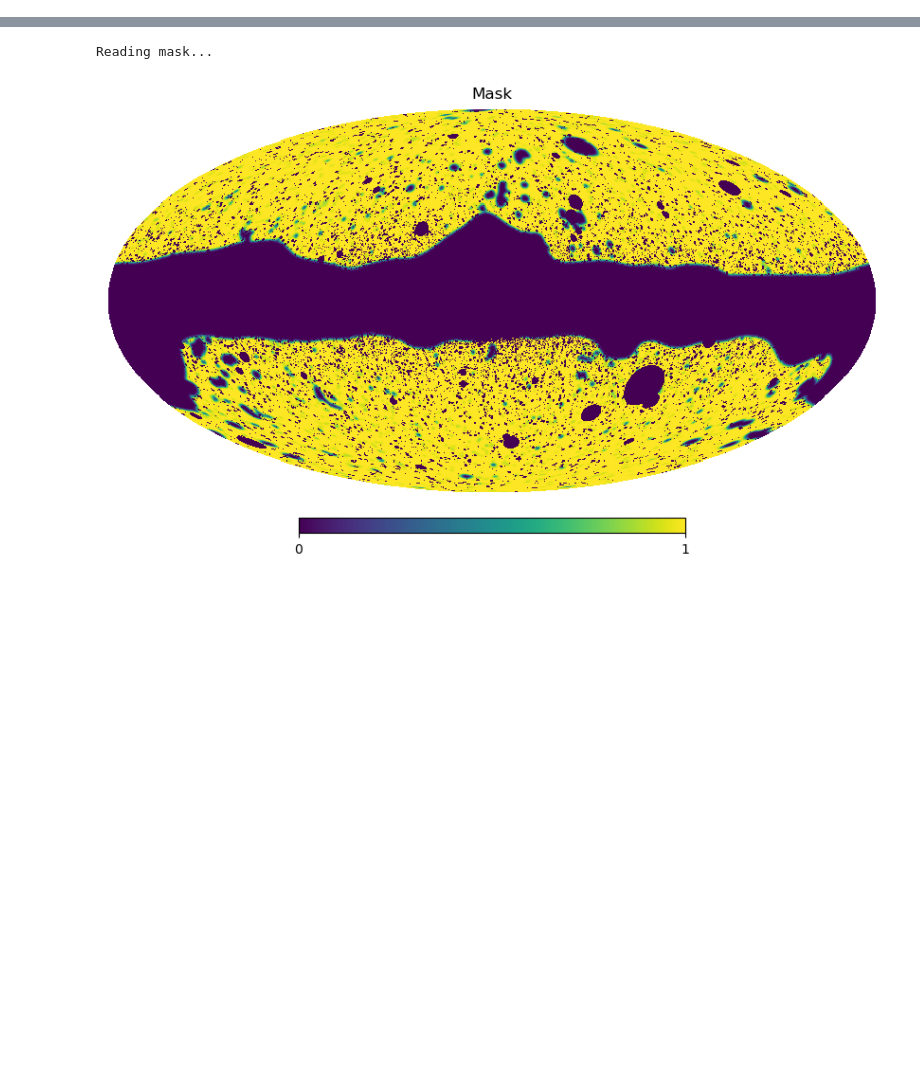
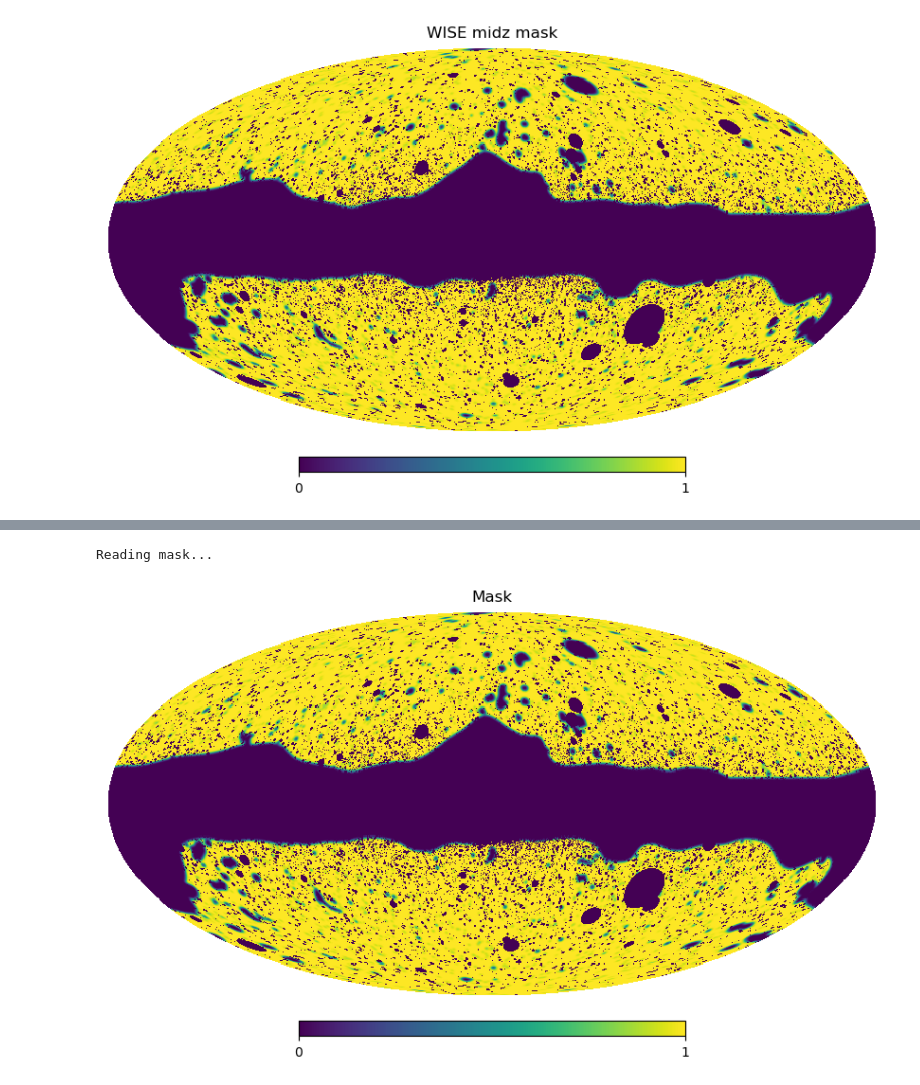
Before and after one commit to Zguandi/unWISE_SZ, a Jupyter notebook: plot_unwiseact.ipynb, the cells around one changed output, grey strips where cells are left out. Cells and saved outputs as stored; diff of their text form; code cells hidden in the pictures; blank space fills up the shorter version.

```diff
--- a/plot_unwiseact.ipynb
+++ b/plot_unwiseact.ipynb
@@ -13,0 +42,4 @@ import matplotlib.pyplot as plt
+# %%
+hp.mollview(mask, title='WISE '+unwise_sample+' mask')
+# %% [output]
+[figure, added]
```
Also changed, not shown: parts of 7 cells of this notebook, 6 other files.
